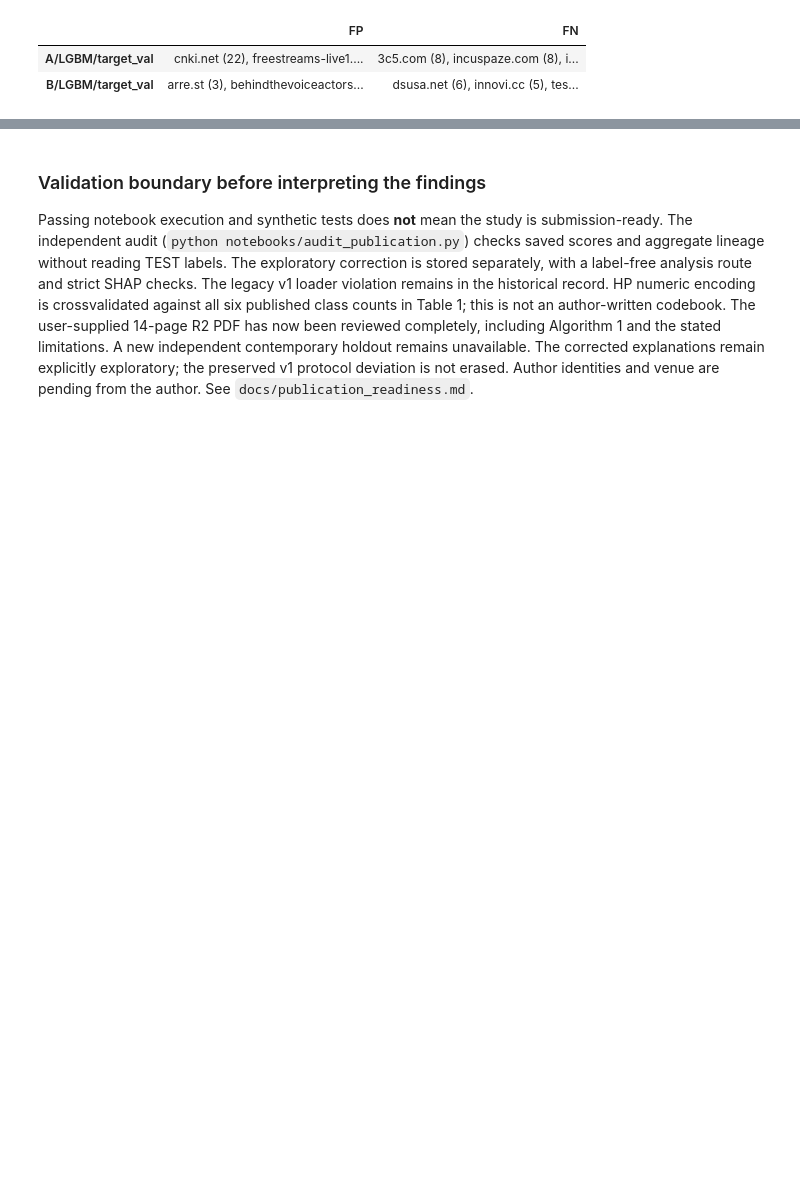
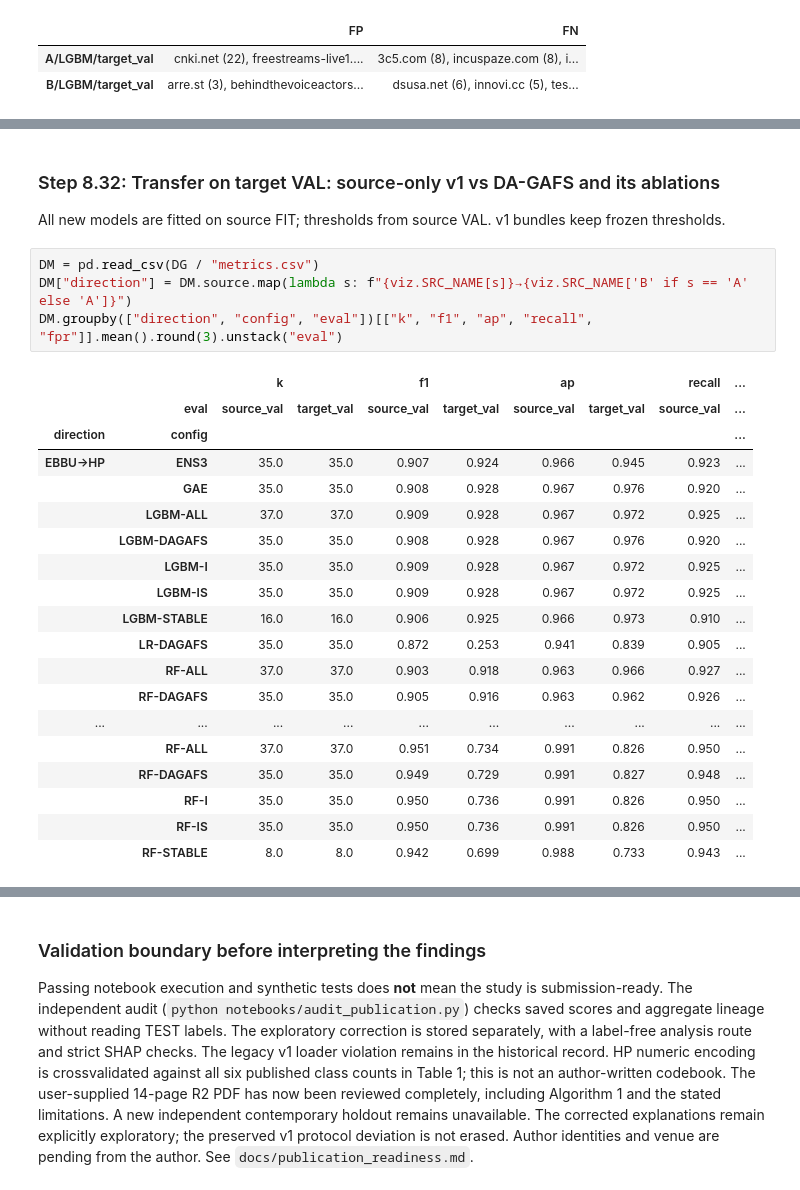
Before and after one commit to Athraynmhd/phishing-url-generalization, a Jupyter notebook: notebooks/phishing_research_pipeline.ipynb, the cells around one changed output, grey strips where cells are left out. Drawn from its saved outputs; the diff is of its cells as text; blank space fills up the shorter version.

```diff
--- a/notebooks/phishing_research_pipeline.ipynb
+++ b/notebooks/phishing_research_pipeline.ipynb
@@ -1114,0 +1231,28 @@ pd.DataFrame({k: {"FP": ", ".join(f"{d} ({c})" for d, c in v["fp"].items()), "FN
+# %% [markdown]
+### Step 8.32: Transfer on target VAL: source-only v1 vs DA-GAFS and its ablations
+
+All new models are fitted on source FIT; thresholds from source VAL. v1 bundles keep frozen thresholds.
+# %%
+DM = pd.read_csv(DG / "metrics.csv")
+DM["direction"] = DM.source.map(lambda s: f"{viz.SRC_NAME[s]}→{viz.SRC_NAME['B' if s == 'A' else 'A']}")
+DM.groupby(["direction", "config", "eval"])[["k", "f1", "ap", "recall", "fpr"]].mean().round(3).unstack("eval")
+# %% [output]
+|  |  | k |  | f1 |  | ap |  | recall | ... |
+|  | eval | source_val | target_val | source_val | target_val | source_val | target_val | source_val | ... |
+| direction | config |  |  |  |  |  |  |  | ... |
+| EBBU→HP | ENS3 | 35.0 | 35.0 | 0.907 | 0.924 | 0.966 | 0.945 | 0.923 | ... |
+|  | GAE | 35.0 | 35.0 | 0.908 | 0.928 | 0.967 | 0.976 | 0.920 | ... |
+|  | LGBM-ALL | 37.0 | 37.0 | 0.909 | 0.928 | 0.967 | 0.972 | 0.925 | ... |
+|  | LGBM-DAGAFS | 35.0 | 35.0 | 0.908 | 0.928 | 0.967 | 0.976 | 0.920 | ... |
+|  | LGBM-I | 35.0 | 35.0 | 0.909 | 0.928 | 0.967 | 0.972 | 0.925 | ... |
+|  | LGBM-IS | 35.0 | 35.0 | 0.909 | 0.928 | 0.967 | 0.972 | 0.925 | ... |
+|  | LGBM-STABLE | 16.0 | 16.0 | 0.906 | 0.925 | 0.966 | 0.973 | 0.910 | ... |
+|  | LR-DAGAFS | 35.0 | 35.0 | 0.872 | 0.253 | 0.941 | 0.839 | 0.905 | ... |
+|  | RF-ALL | 37.0 | 37.0 | 0.903 | 0.918 | 0.963 | 0.966 | 0.927 | ... |
+|  | RF-DAGAFS | 35.0 | 35.0 | 0.905 | 0.916 | 0.963 | 0.962 | 0.926 | ... |
+| ... | ... | ... | ... | ... | ... | ... | ... | ... | ... |
+|  | RF-ALL | 37.0 | 37.0 | 0.951 | 0.734 | 0.991 | 0.826 | 0.950 | ... |
+|  | RF-DAGAFS | 35.0 | 35.0 | 0.949 | 0.729 | 0.991 | 0.827 | 0.948 | ... |
+|  | RF-I | 35.0 | 35.0 | 0.950 | 0.736 | 0.991 | 0.826 | 0.950 | ... |
+|  | RF-IS | 35.0 | 35.0 | 0.950 | 0.736 | 0.991 | 0.826 | 0.950 | ... |
+|  | RF-STABLE | 8.0 | 8.0 | 0.942 | 0.699 | 0.988 | 0.733 | 0.943 | ... |
```
Also changed, not shown: parts of 21 cells of this notebook, 56 other files.
